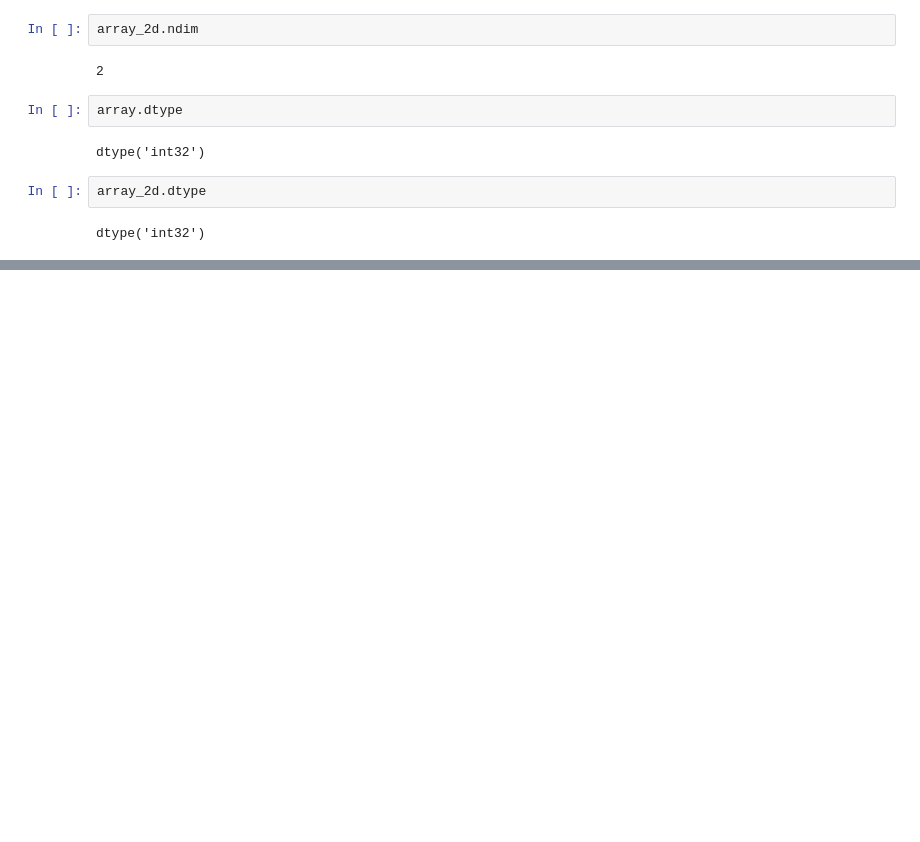
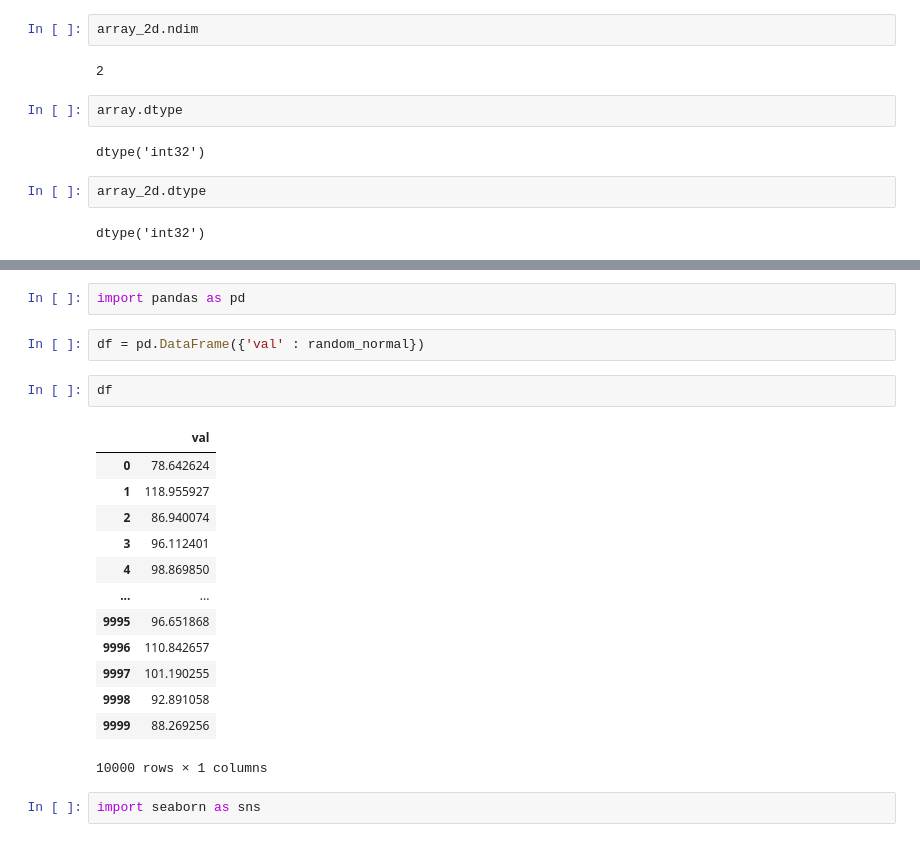
Before and after one commit to gomesadilio/python, a Jupyter notebook: pandas and numpy/numpy.ipynb, the cells around one changed output, grey strips where cells are left out. Drawn from its saved outputs; the diff is of its cells as text; blank space fills up the shorter version.

```diff
--- a/pandas and numpy/numpy.ipynb
+++ b/pandas and numpy/numpy.ipynb
@@ -98,0 +113,22 @@ dtype('int32')
+# %%
+import pandas as pd
+# %%
+df = pd.DataFrame({'val' : random_normal})
+# %%
+df
+# %% [output]
+|  | val |
+| 0 | 78.642624 |
+| 1 | 118.955927 |
+| 2 | 86.940074 |
+| 3 | 96.112401 |
+| 4 | 98.869850 |
+| ... | ... |
+| 9995 | 96.651868 |
+| 9996 | 110.842657 |
+| 9997 | 101.190255 |
+| 9998 | 92.891058 |
+| 9999 | 88.269256 |
+10000 rows × 1 columns
+# %%
+import seaborn as sns
```
Also changed, not shown: parts of 4 cells of this notebook, 1 other file.
